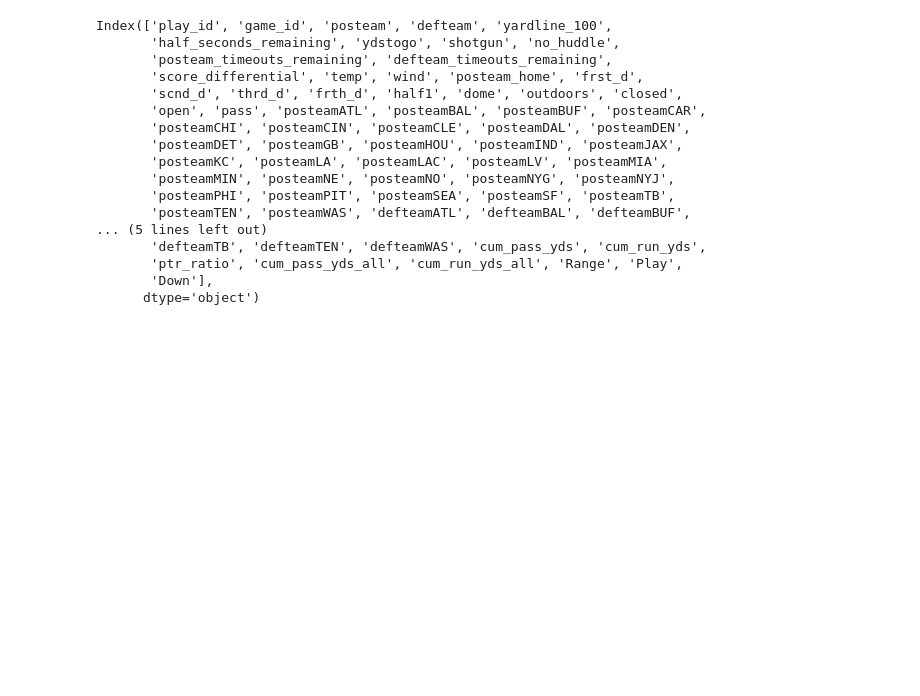
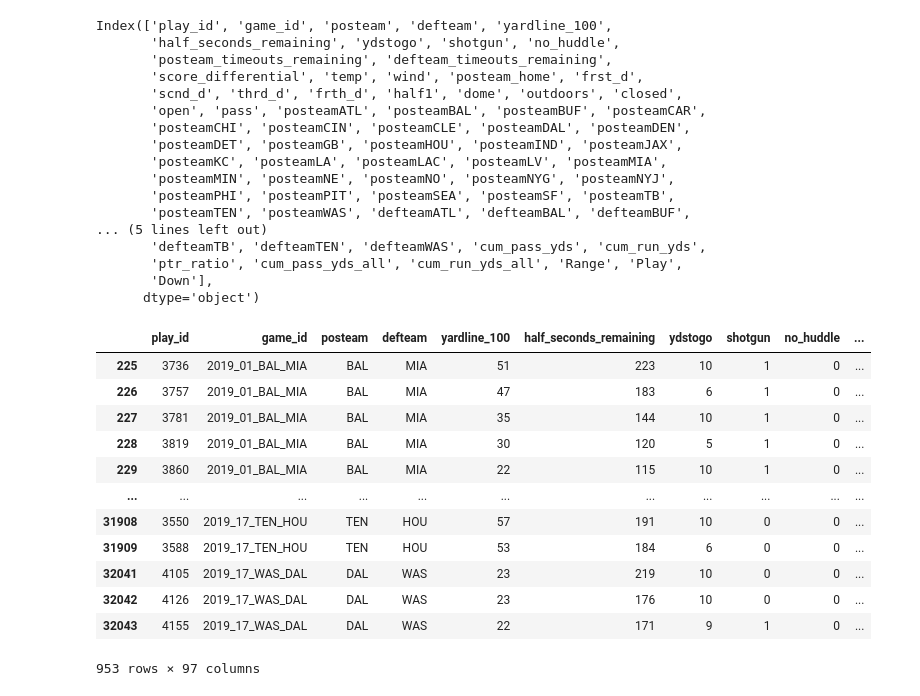
Before and after one commit to joeDirector/NFL-Play-Call-Prediction-with-LSTM-Neural-Netowrks, a Jupyter notebook: src/visualizations.ipynb, the cells around one changed output. Saved outputs shown, nothing was run; the diff lists cells and outputs as text; code cells hidden in the pictures; blank space fills up the shorter version.

```diff
--- a/src/visualizations.ipynb
+++ b/src/visualizations.ipynb
@@ -212,3 +212,21 @@ Index(['play_id', 'game_id', 'posteam', 'defteam', 'yardline_100',
        'ptr_ratio', 'cum_pass_yds_all', 'cum_run_yds_all', 'Range', 'Play',
        'Down'],
       dtype='object')
+# %%
+qr = pbp.query('half1 == 0 & score_differential >= 0 & half_seconds_remaining < 250')
+# %%
+qr
+# %% [output]
+|  | play_id | game_id | posteam | defteam | yardline_100 | half_seconds_remaining | ydstogo | shotgun | no_huddle | ... |
+| 225 | 3736 | 2019_01_BAL_MIA | BAL | MIA | 51 | 223 | 10 | 1 | 0 | ... |
+| 226 | 3757 | 2019_01_BAL_MIA | BAL | MIA | 47 | 183 | 6 | 1 | 0 | ... |
+| 227 | 3781 | 2019_01_BAL_MIA | BAL | MIA | 35 | 144 | 10 | 1 | 0 | ... |
+| 228 | 3819 | 2019_01_BAL_MIA | BAL | MIA | 30 | 120 | 5 | 1 | 0 | ... |
+| 229 | 3860 | 2019_01_BAL_MIA | BAL | MIA | 22 | 115 | 10 | 1 | 0 | ... |
+| ... | ... | ... | ... | ... | ... | ... | ... | ... | ... | ... |
+| 31908 | 3550 | 2019_17_TEN_HOU | TEN | HOU | 57 | 191 | 10 | 0 | 0 | ... |
+| 31909 | 3588 | 2019_17_TEN_HOU | TEN | HOU | 53 | 184 | 6 | 0 | 0 | ... |
+| 32041 | 4105 | 2019_17_WAS_DAL | DAL | WAS | 23 | 219 | 10 | 0 | 0 | ... |
+| 32042 | 4126 | 2019_17_WAS_DAL | DAL | WAS | 23 | 176 | 10 | 0 | 0 | ... |
+| 32043 | 4155 | 2019_17_WAS_DAL | DAL | WAS | 22 | 171 | 9 | 1 | 0 | ... |
+953 rows × 97 columns
```
Also changed, not shown: parts of 3 cells of this notebook, 11 other files.
